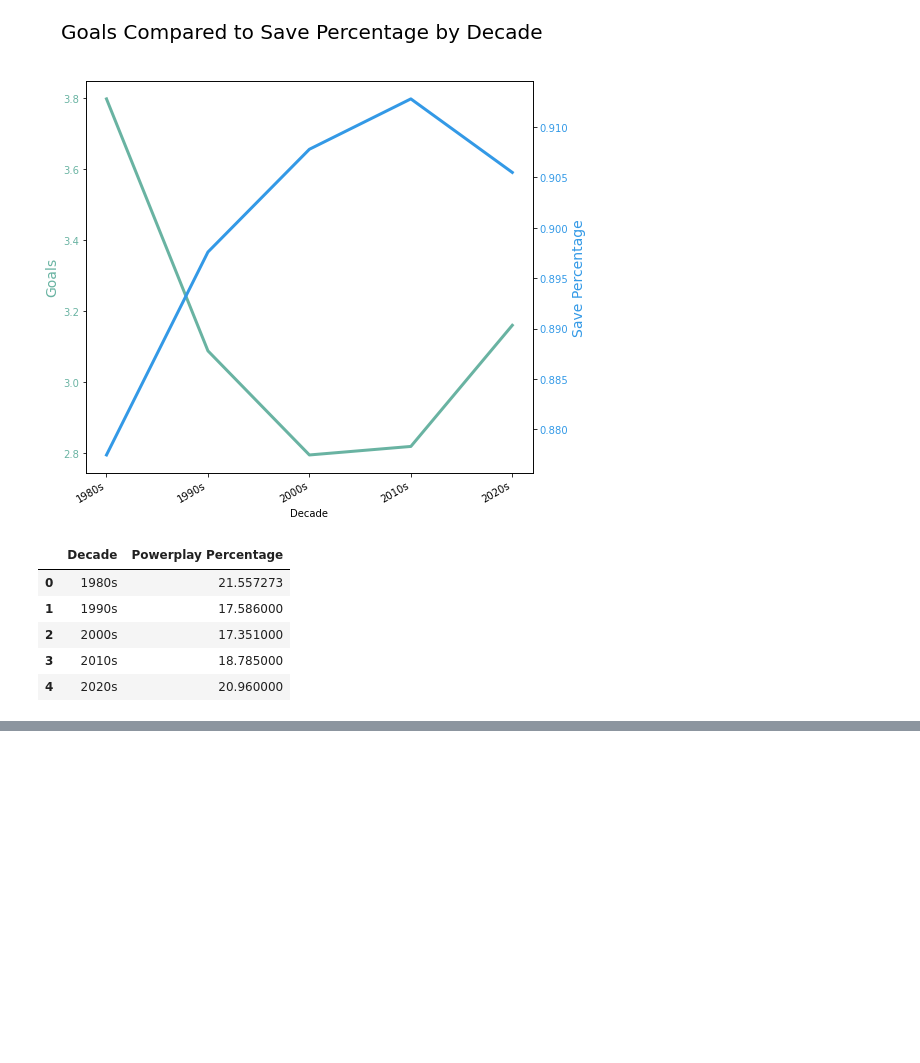
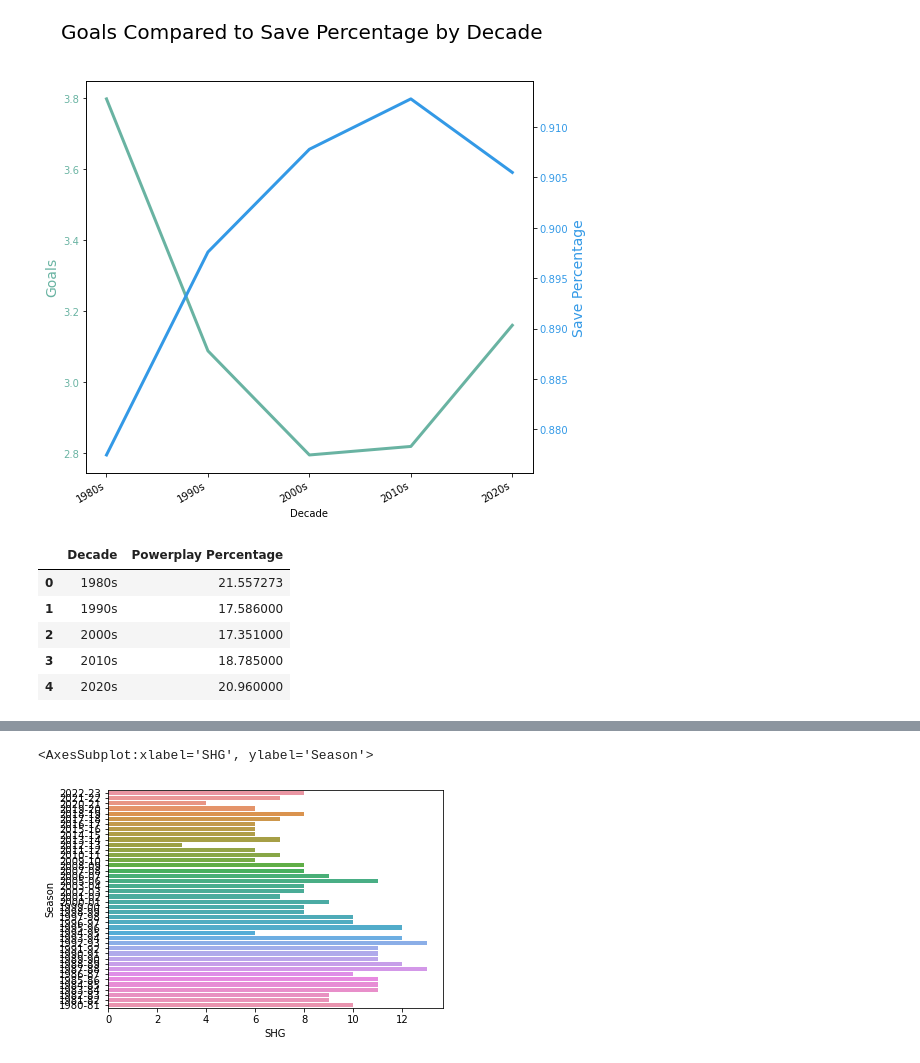
Before and after one commit to kmgreer405/kevin_da8_capstone, a Jupyter notebook: notebooks/capstone.ipynb, the cells around one changed output, grey strips where cells are left out. Saved outputs shown, nothing was run; the diff lists cells and outputs as text; code cells hidden in the pictures; blank space fills up the shorter version.

```diff
--- a/notebooks/capstone.ipynb
+++ b/notebooks/capstone.ipynb
@@ -263,0 +266,3 @@ sns.lineplot( x = "Decade",
+# %%
+league_new.loc[:,'SHG'] = [8, 7, 4, 6, 8, 7, 6, 6, 6, 7, 3, 6, 7, 6, 8, 8, 9, 11, 8, 8, 7, 9, 8, 8, 10, 10, 12, 6, 12, 13, 11, 11, 11, 12, 13, 10, 11, 11, 11, 9, 9, 10]
+league_new
@@ -263,0 +292,5 @@ sns.lineplot( x = "Decade",
+# %%
+sns.barplot(data=league_new, x="SHG", y="Season")
+# %% [output]
+<AxesSubplot:xlabel='SHG', ylabel='Season'>
+[figure, added]
```
Also changed, not shown: parts of 35 cells of this notebook, 1 other file.
